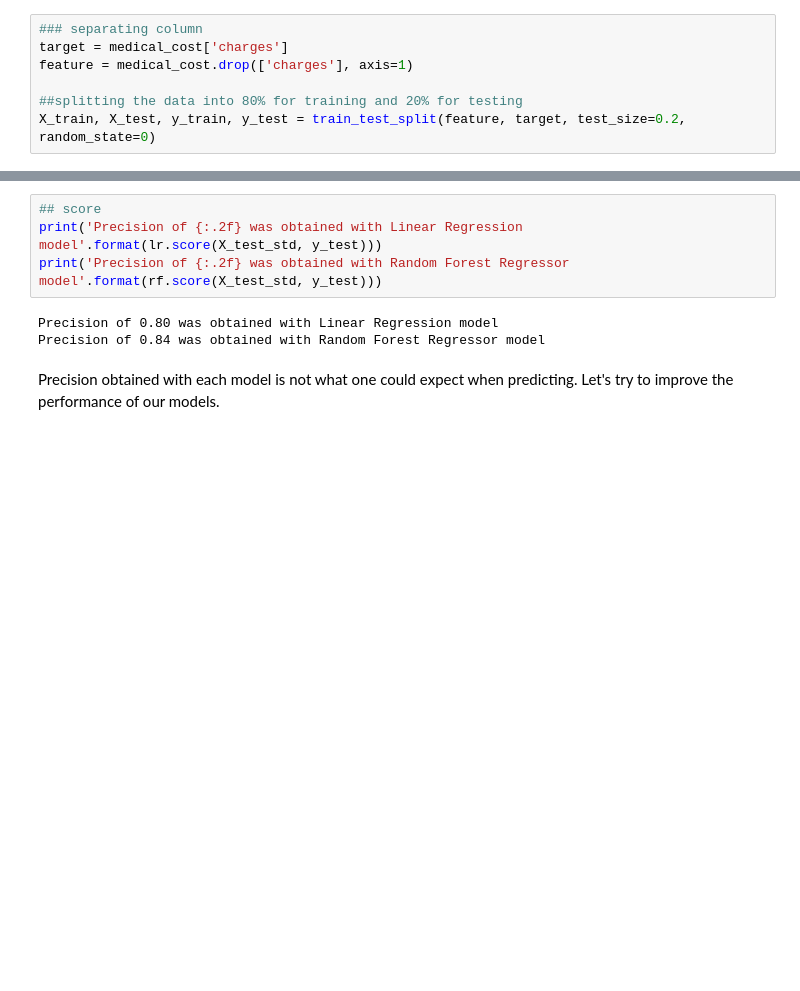
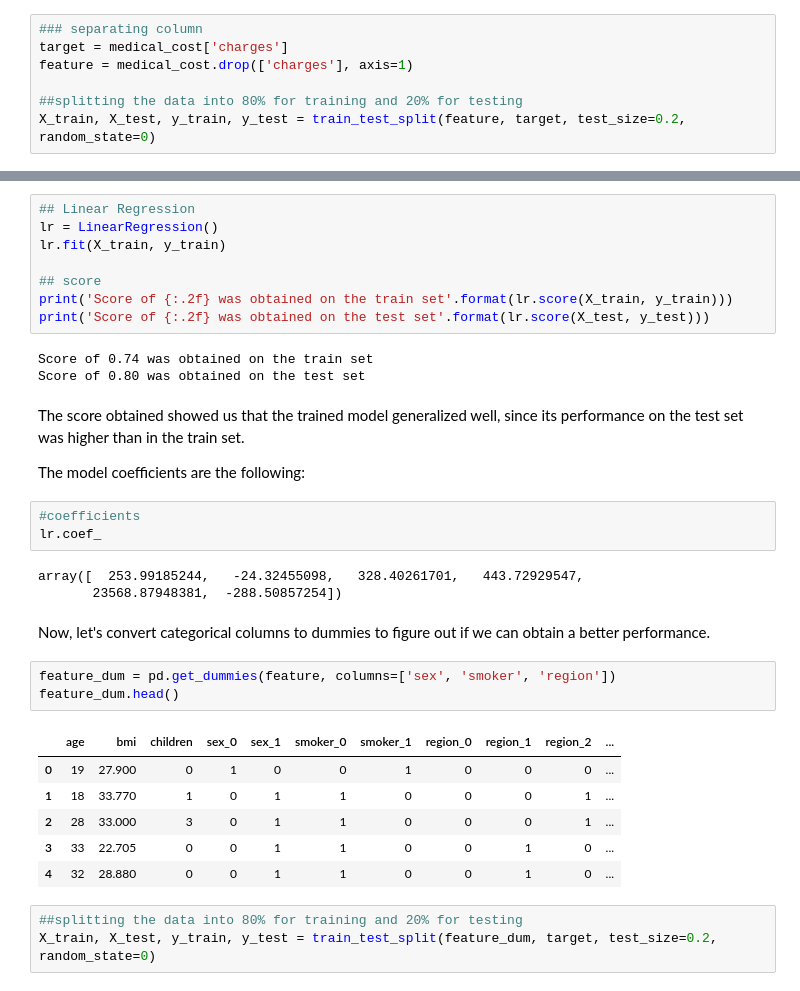
Before and after one commit to jarealess/Data-Analysis, a Jupyter notebook: 4. Medical Cost Personal/medical_cost_py.ipynb, the cells around one changed output, grey strips where cells are left out. Saved outputs shown, nothing was run; the diff lists cells and outputs as text; blank space fills up the shorter version.

```diff
--- a/4. Medical Cost Personal/medical_cost_py.ipynb
+++ b/4. Medical Cost Personal/medical_cost_py.ipynb
@@ -327,9 +323,36 @@ RandomForestRegressor(bootstrap=True, criterion='mse', max_depth=None,
 # %%
+## Linear Regression
+lr = LinearRegression()
+lr.fit(X_train, y_train)
+
 ## score
-print('Precision of {:.2f} was obtained with Linear Regression model'.format(lr.score(X_test_std, y_test)))
-print('Precision of {:.2f} was obtained with Random Forest Regressor model'.format(rf.score(X_test_std, y_test)))
+print('Score of {:.2f} was obtained on the train set'.format(lr.score(X_train, y_train)))
+print('Score of {:.2f} was obtained on the test set'.format(lr.score(X_test, y_test)))
 # %% [output]
-Precision of 0.80 was obtained with Linear Regression model
-Precision of 0.84 was obtained with Random Forest Regressor model
+Score of 0.74 was obtained on the train set
+Score of 0.80 was obtained on the test set
-# %% [markdown]
-Precision obtained with each model is not what one could expect when predicting. Let's try to improve the performance of our models.
+# %% [markdown]
+The score obtained showed us that the trained model generalized well, since its performance on the test set was higher than in the train set.
+
+The model coefficients are the following:
+# %%
+#coefficients
+lr.coef_
+# %% [output]
+array([  253.99185244,   -24.32455098,   328.40261701,   443.72929547,
+       23568.87948381,  -288.50857254])
+# %% [markdown]
+Now, let's convert categorical columns to dummies to figure out if we can obtain a better performance.
+# %%
+feature_dum = pd.get_dummies(feature, columns=['sex', 'smoker', 'region'])
+feature_dum.head()
+# %% [output]
+|  | age | bmi | children | sex_0 | sex_1 | smoker_0 | smoker_1 | region_0 | region_1 | region_2 | ... |
+| 0 | 19 | 27.900 | 0 | 1 | 0 | 0 | 1 | 0 | 0 | 0 | ... |
+| 1 | 18 | 33.770 | 1 | 0 | 1 | 1 | 0 | 0 | 0 | 1 | ... |
+| 2 | 28 | 33.000 | 3 | 0 | 1 | 1 | 0 | 0 | 0 | 1 | ... |
+| 3 | 33 | 22.705 | 0 | 0 | 1 | 1 | 0 | 0 | 1 | 0 | ... |
+| 4 | 32 | 28.880 | 0 | 0 | 1 | 1 | 0 | 0 | 1 | 0 | ... |
+# %%
+##splitting the data into 80% for training and 20% for testing
+X_train, X_test, y_train, y_test = train_test_split(feature_dum, target, test_size=0.2, random_state=0)
```
Also changed, not shown: parts of 29 cells of this notebook, 7 other files.
